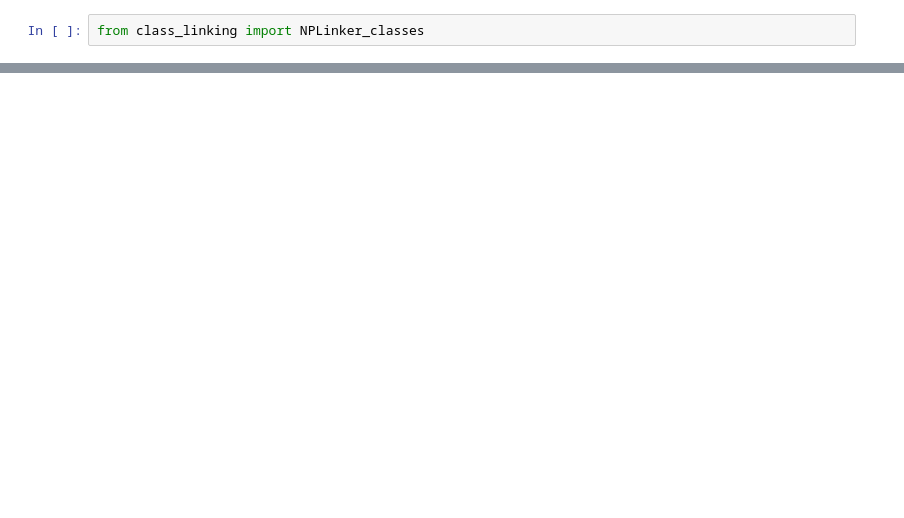
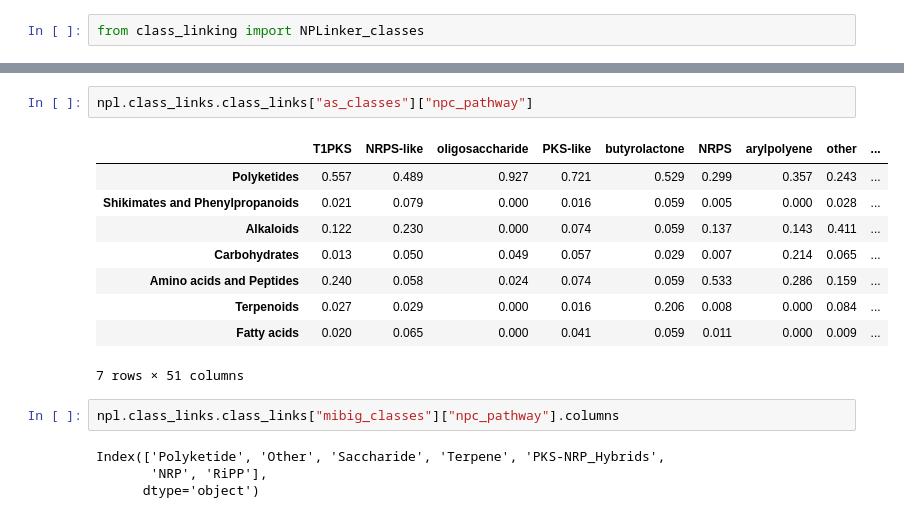
Before and after one commit to NPLinker/nplinker, a Jupyter notebook: notebooks/2-class_linking_tests.ipynb, the cells around one changed output, grey strips where cells are left out. Drawn from its saved outputs; the diff is of its cells as text; blank space fills up the shorter version.

```diff
--- a/notebooks/2-class_linking_tests.ipynb
+++ b/notebooks/2-class_linking_tests.ipynb
@@ -131,0 +775,18 @@ npl.class_linking_score(list(npl.gcfs)[0], list(npl.spectra)[0])
+# %%
+npl.class_links.class_links["as_classes"]["npc_pathway"]
+# %% [output]
+|  | T1PKS | NRPS-like | oligosaccharide | PKS-like | butyrolactone | NRPS | arylpolyene | other | ... |
+| Polyketides | 0.557 | 0.489 | 0.927 | 0.721 | 0.529 | 0.299 | 0.357 | 0.243 | ... |
+| Shikimates and Phenylpropanoids | 0.021 | 0.079 | 0.000 | 0.016 | 0.059 | 0.005 | 0.000 | 0.028 | ... |
+| Alkaloids | 0.122 | 0.230 | 0.000 | 0.074 | 0.059 | 0.137 | 0.143 | 0.411 | ... |
+| Carbohydrates | 0.013 | 0.050 | 0.049 | 0.057 | 0.029 | 0.007 | 0.214 | 0.065 | ... |
+| Amino acids and Peptides | 0.240 | 0.058 | 0.024 | 0.074 | 0.059 | 0.533 | 0.286 | 0.159 | ... |
+| Terpenoids | 0.027 | 0.029 | 0.000 | 0.016 | 0.206 | 0.008 | 0.000 | 0.084 | ... |
+| Fatty acids | 0.020 | 0.065 | 0.000 | 0.041 | 0.059 | 0.011 | 0.000 | 0.009 | ... |
+7 rows × 51 columns
+# %%
+npl.class_links.class_links["mibig_classes"]["npc_pathway"].columns
+# %% [output]
+Index(['Polyketide', 'Other', 'Saccharide', 'Terpene', 'PKS-NRP_Hybrids',
+       'NRP', 'RiPP'],
+      dtype='object')
```
Also changed, not shown: parts of 75 cells of this notebook, 1 other file.
